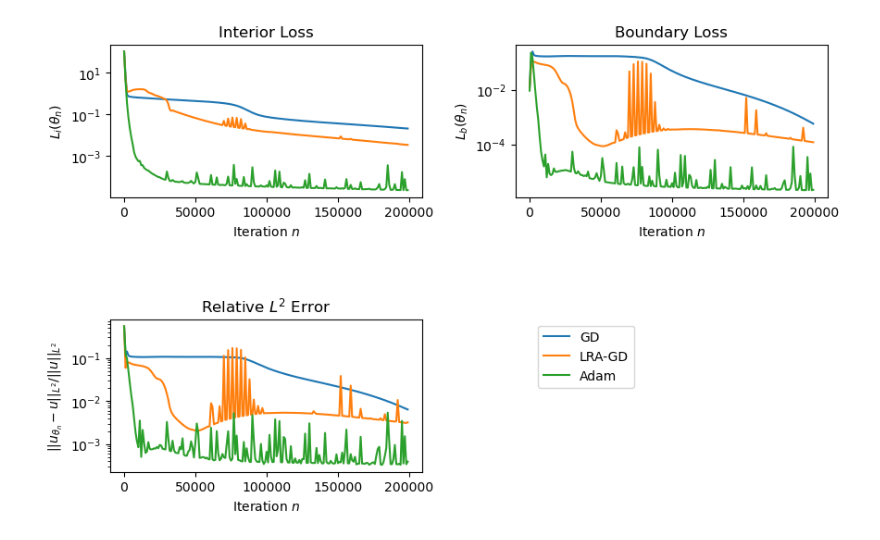
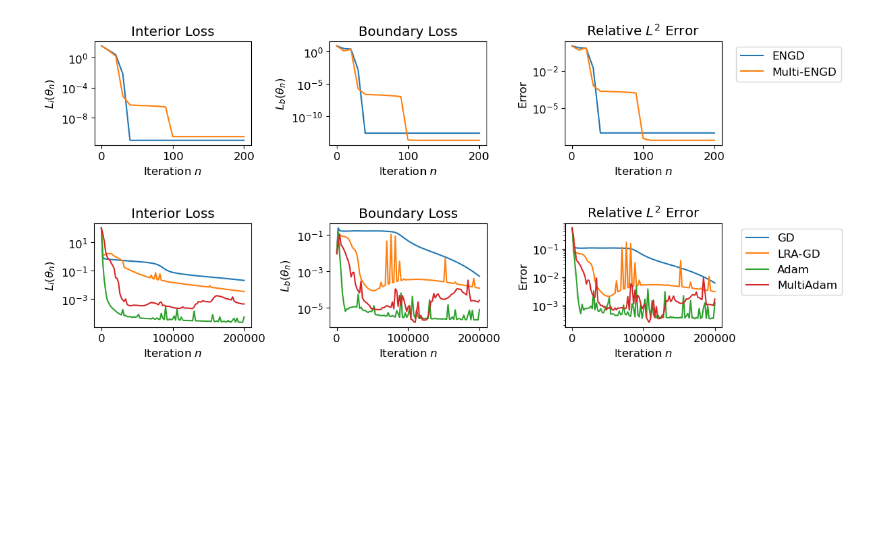
Before and after one commit to jkquigley/Natural-Gradient-PINNs-ICML23, a Jupyter notebook: plotter.ipynb, the cells around one changed output. Cells and saved outputs as stored; diff of their text form; code cells hidden in the pictures; blank space fills up the shorter version.

Commit message:
plotting and param changes

```diff
--- a/plotter.ipynb
+++ b/plotter.ipynb
@@ -40,9 +44,9 @@ def prettyplot(ncols, nplots, **kwargs):
 # %%
 # Losses
-fig, (intax, bdryax, l2ax) = prettyplot(2, 3, figsize=(10, 6))
+fig, (intax, bdryax, l2ax) = prettyplot(3, 3, figsize=(12, 2))
 
-imax = 200000
-ticks = np.linspace(0, imax, 5)
+imax = 200
+ticks = np.linspace(0, imax, 3)
 
 intax.set_title("Interior Loss")
 intax.set_xlabel(r"Iteration $n$")
@@ -52,43 +56,97 @@ intax.set_xticks(ticks)
 # intax.set_xlim(0, 10000)
 
 bdryax.set_title("Boundary Loss")
 bdryax.set_xlabel(r"Iteration $n$")
 bdryax.set_ylabel(r"$L_{b}\left(\theta_{n}\right)$")
 bdryax.set_yscale("log")
 bdryax.set_xticks(ticks)
 # bdryax.set_xlim(0, 10000)
 
 l2ax.set_title(r"Relative $L^2$ Error")
 l2ax.set_xlabel(r"Iteration $n$")
-l2ax.set_ylabel(r"$\|\|u_{\theta_{n}} - u\|\|_{L^{2}} / \|\|u\|\|_{L^{2}}$")
+# l2ax.set_ylabel(r"$\|\|u_{\theta_{n}} - u\|\|_{L^{2}} / \|\|u\|\|_{L^{2}}$")
+l2ax.set_ylabel(r"Error")
 l2ax.set_yscale("log")
 l2ax.set_xticks(ticks)
 # l2ax.set_xlim(0, 10000)
 
 omit = [
-    # "GD",
-    # "LRA-GD",
-    # "Adam",
-    # "MultiAdam",
+    "GD",
+    "LRA-GD",
+    "Adam",
+    "MultiAdam",
     # "ENGD",
     # "Multi-ENGD",
 ]
 
 
 for algo, data in zip(algos, datas):
     if algo in omit:
         continue
-    idx = np.logical_and(data[:, 0] % 1000 == 0, data[:, 0] < imax)
+    idx = np.logical_and(data[:, 0] % 1 == 0, data[:, 0] <= imax)
     intax.plot(data[idx, 0], data[idx, 1], label=algo)
     bdryax.plot(data[idx, 0], data[idx, 2], label=algo)
     l2ax.plot(data[idx, 0], data[idx, 3], label=algo)
 
-plt.legend(bbox_to_anchor=(1.7, 1.))
+plt.legend(bbox_to_anchor=(1.8, 1.))
 # l2ax.legend(loc="lower left", fontsize=9)
-plt.subplots_adjust(hspace=0.8, wspace=0.3)
-plt.savefig("figures/loss.pdf", bbox_inches='tight')
+plt.subplots_adjust(hspace=0.8, wspace=0.5)
+plt.savefig("figures/loss-engd.pdf", bbox_inches='tight')
 # %% [output]
-[figure, old version]
+[figure, new version]
+# %%
+# Losses
+fig, (intax, bdryax, l2ax) = prettyplot(3, 3, figsize=(12, 2))
+
+imax = 200000
+ticks = np.linspace(0, imax, 3)
+
+intax.set_title("Interior Loss")
+intax.set_xlabel(r"Iteration $n$")
+intax.set_ylabel(r"$L_{i}\left(\theta_{n}\right)$")
+intax.set_yscale("log")
+intax.set_xticks(ticks)
+# intax.set_xlim(0, 10000)
+
+bdryax.set_title("Boundary Loss")
+bdryax.set_xlabel(r"Iteration $n$")
+bdryax.set_ylabel(r"$L_{b}\left(\theta_{n}\right)$")
+bdryax.set_yscale("log")
+bdryax.set_xticks(ticks)
+# bdryax.set_xlim(0, 10000)
+
+l2ax.set_title(r"Relative $L^2$ Error")
+l2ax.set_xlabel(r"Iteration $n$")
+# l2ax.set_ylabel(r"$\|\|u_{\theta_{n}} - u\|\|_{L^{2}} / \|\|u\|\|_{L^{2}}$")
+l2ax.set_ylabel(r"Error")
+l2ax.set_yscale("log")
+l2ax.set_xticks(ticks)
+# l2ax.set_xlim(0, 10000)
+
+omit = [
+    # "GD",
+    # "LRA-GD",
+    # "Adam",
+    # "MultiAdam",
+    "ENGD",
+    "Multi-ENGD",
+]
+
+
+for algo, data in zip(algos, datas):
+    if algo in omit:
+        continue
+    idx = np.logical_and(data[:, 0] % 2000 == 0, data[:, 0] <= imax)
+    intax.plot(data[idx, 0], data[idx, 1], label=algo)
+    bdryax.plot(data[idx, 0], data[idx, 2], label=algo)
+    l2ax.plot(data[idx, 0], data[idx, 3], label=algo)
+
+plt.legend(bbox_to_anchor=(1.8, 1.))
+# l2ax.legend(loc="lower left", fontsize=9)
+plt.subplots_adjust(hspace=0.8, wspace=0.5)
+plt.savefig("figures/loss.pdf", bbox_inches='tight')
+# %% [output]
+[figure, added]
 # %%
 # # Losses
 # fig, (intax, bdryax, l2ax) = prettyplot(3, 3, figsize=(12, 3))
```
Also changed, not shown: parts of 3 cells of this notebook, 7 other files.
